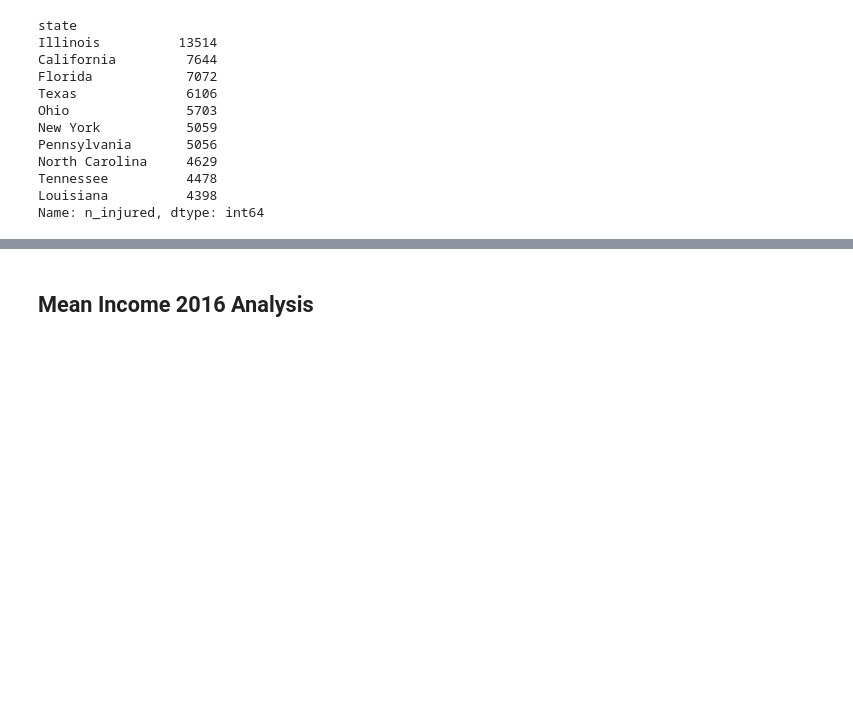
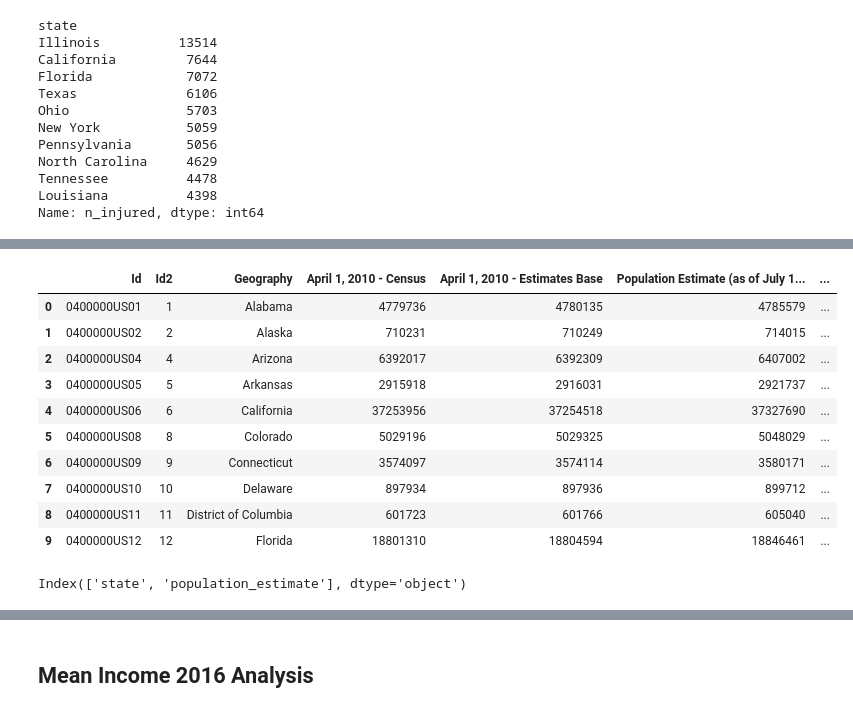
Before and after one commit to Cng000/Gun-violence-analysis, a Jupyter notebook: gun-violence.ipynb, the cells around one changed output, grey strips where cells are left out. Drawn from its saved outputs; the diff is of its cells as text; code cells hidden in the pictures; blank space fills up the shorter version.

```diff
--- a/gun-violence.ipynb
+++ b/gun-violence.ipynb
@@ -11,6 +11,10 @@ df_gun_violence = pd.read_csv('https://media.githubusercontent.com/media/Cng000/
 # mean annual household income (2016)
 #df_income = pd.read_csv('./dataset/2016_mean_income_raw_data.csv', skiprows=2)
 df_income = pd.read_csv('https://raw.githubusercontent.com/Cng000/Gun-violence-analysis/gun-violence-data/dataset/2016_mean_income_raw_data.csv', skiprows=2)
+# %%
+# population estimates
+#df_state_populations = pd.read_csv('./dataset/population_estimates.csv', skiprows=1)
+df_state_populations = pd.read_csv('https://raw.githubusercontent.com/Cng000/Gun-violence-analysis/master/dataset/population_estimates.csv', skiprows=1)
 # %% [markdown]
 ## Gun Violence Analysis
 # %%
@@ -184,0 +255,14 @@ Name: n_injured, dtype: int64
+# %%
+df_state_populations.head(10)
+# %% [output]
+|  | Id | Id2 | Geography | April 1, 2010 - Census | April 1, 2010 - Estimates Base | Population Estimate (as of July 1... | ... |
+| 0 | 0400000US01 | 1 | Alabama | 4779736 | 4780135 | 4785579 | ... |
+| 1 | 0400000US02 | 2 | Alaska | 710231 | 710249 | 714015 | ... |
+| 2 | 0400000US04 | 4 | Arizona | 6392017 | 6392309 | 6407002 | ... |
+| 3 | 0400000US05 | 5 | Arkansas | 2915918 | 2916031 | 2921737 | ... |
+| 4 | 0400000US06 | 6 | California | 37253956 | 37254518 | 37327690 | ... |
+| 5 | 0400000US08 | 8 | Colorado | 5029196 | 5029325 | 5048029 | ... |
+| 6 | 0400000US09 | 9 | Connecticut | 3574097 | 3574114 | 3580171 | ... |
+| 7 | 0400000US10 | 10 | Delaware | 897934 | 897936 | 899712 | ... |
+| 8 | 0400000US11 | 11 | District of Columbia | 601723 | 601766 | 605040 | ... |
+| 9 | 0400000US12 | 12 | Florida | 18801310 | 18804594 | 18846461 | ... |
@@ -184,0 +271,6 @@ Name: n_injured, dtype: int64
+# %%
+# extract 2013 population estimates
+df_state_populations_2013 = df_state_populations_2013.rename(index=str, columns={'Geography':'state', 'Population Estimate (as of July 1) - 2013':'population_estimate'})
+df_state_populations_2013.columns
+# %% [output]
+Index(['state', 'population_estimate'], dtype='object')
```
Also changed, not shown: parts of 14 cells of this notebook.
